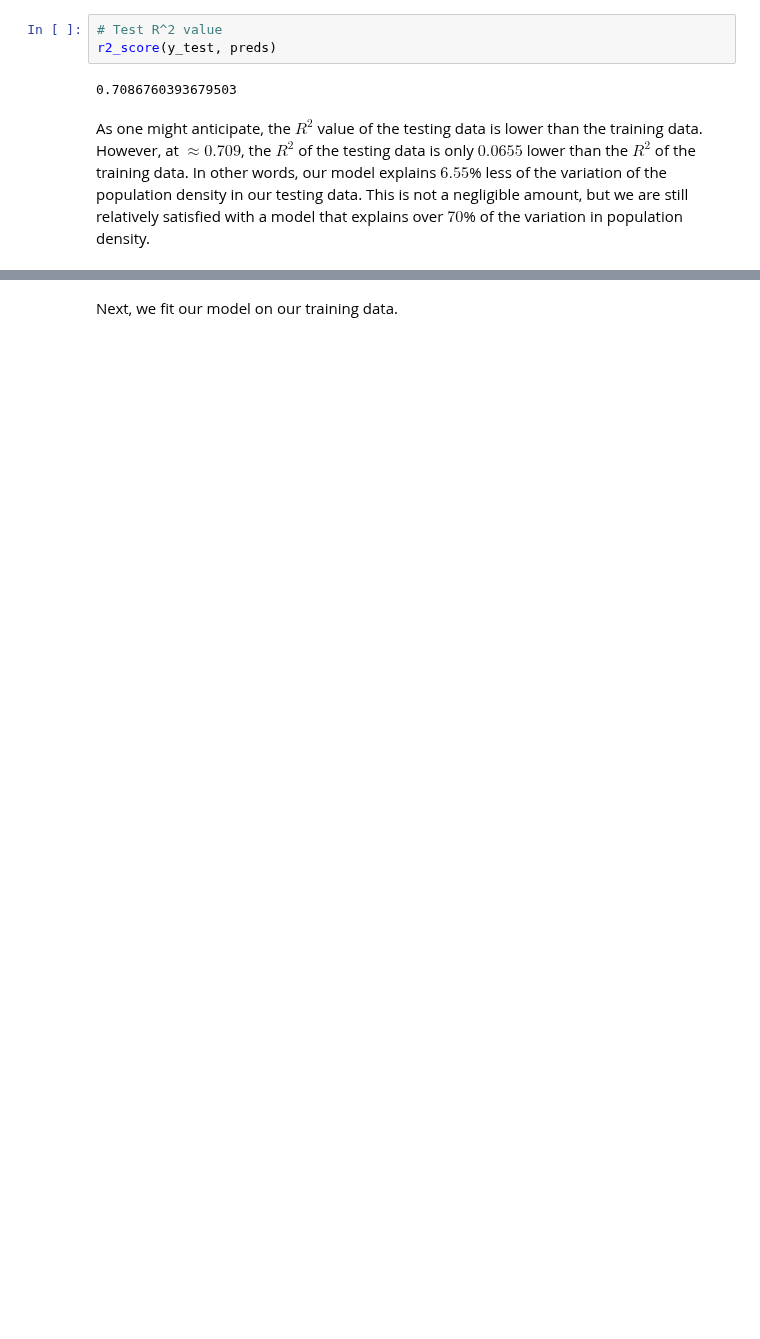
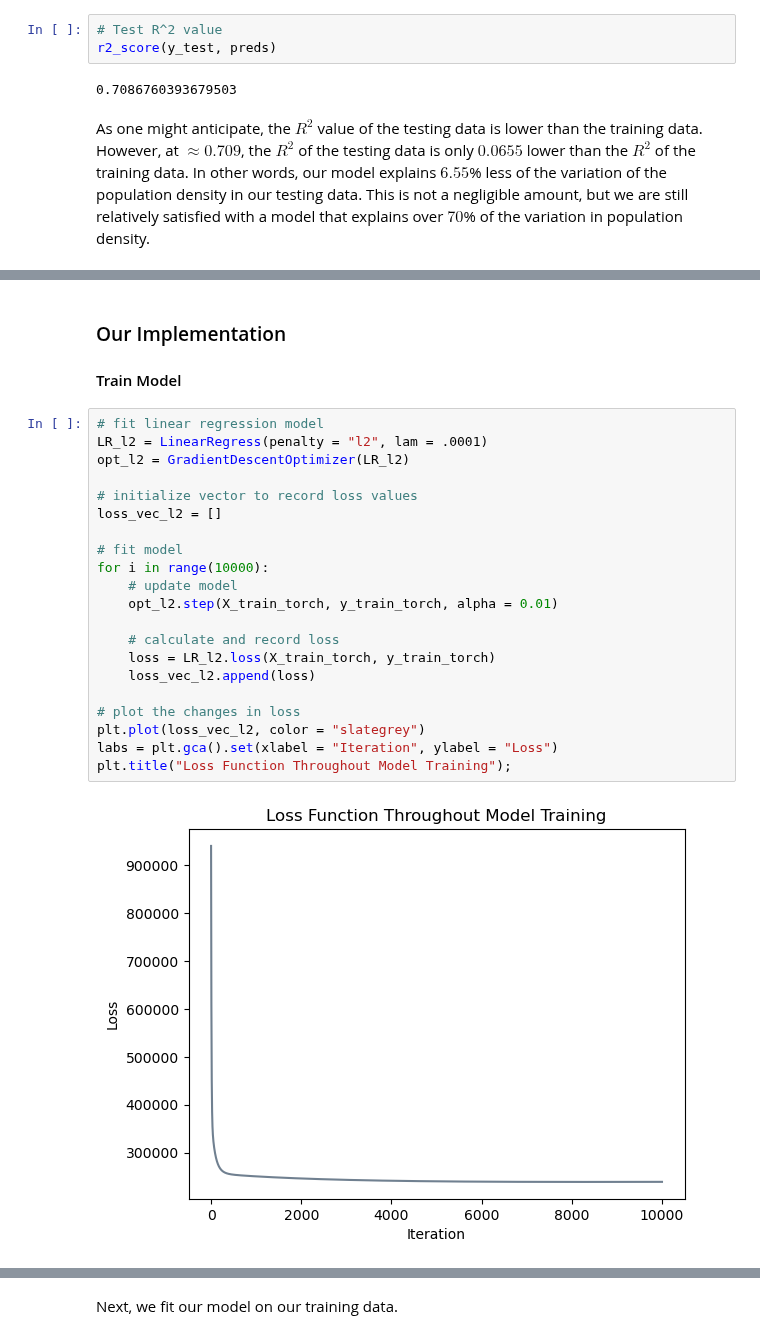
Before and after one commit to Liam-W-Smith/csci-0451-final-project, a Jupyter notebook: code/final_project.ipynb, the cells around one changed output, grey strips where cells are left out. Saved outputs shown, nothing was run; the diff lists cells and outputs as text; blank space fills up the shorter version.

```diff
--- a/code/final_project.ipynb
+++ b/code/final_project.ipynb
@@ -270,0 +550,26 @@ This is not a negligible amount, but we are still relatively satisfied with a mo
+# %% [markdown]
+### Our Implementation
+#### Train Model
+# %%
+# fit linear regression model
+LR_l2 = LinearRegress(penalty = "l2", lam = .0001)
+opt_l2 = GradientDescentOptimizer(LR_l2)
+
+# initialize vector to record loss values
+loss_vec_l2 = []
+
+# fit model
+for i in range(10000):
+    # update model
+    opt_l2.step(X_train_torch, y_train_torch, alpha = 0.01)
+
+    # calculate and record loss
+    loss = LR_l2.loss(X_train_torch, y_train_torch)
+    loss_vec_l2.append(loss)
+
+# plot the changes in loss
+plt.plot(loss_vec_l2, color = "slategrey")
+labs = plt.gca().set(xlabel = "Iteration", ylabel = "Loss")
+plt.title("Loss Function Throughout Model Training");
+# %% [output]
+[figure, added]
```
Also changed, not shown: parts of 61 cells of this notebook, 1 other file.
